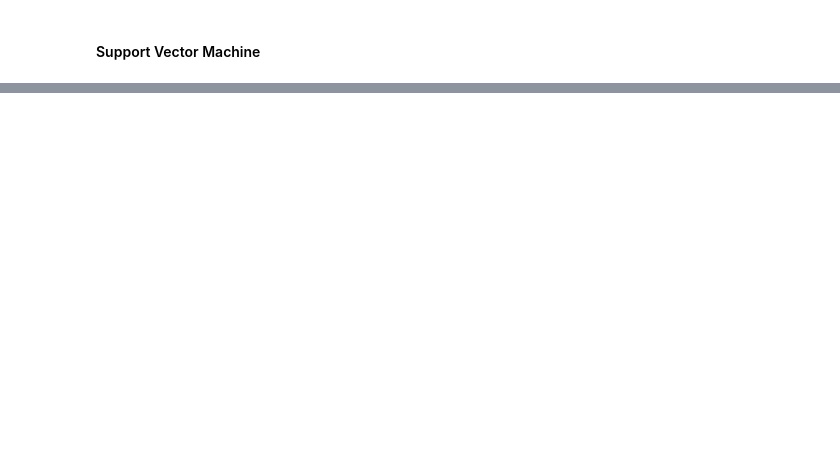
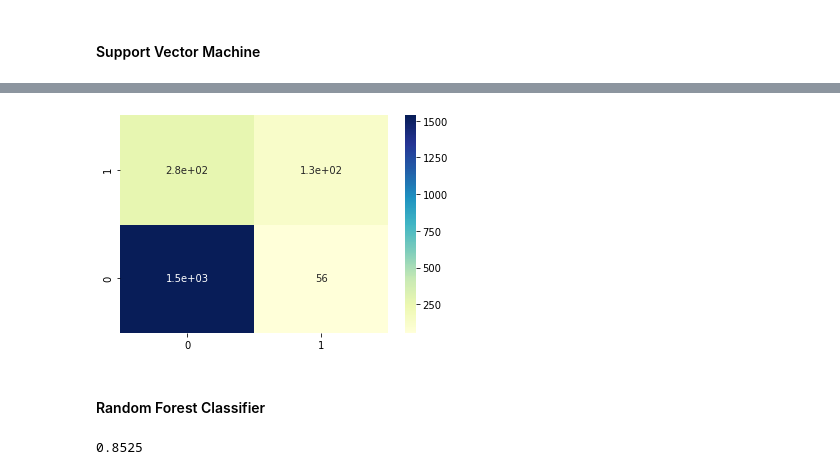
Before and after one commit to ugis22/churn_model, a Jupyter notebook: churn_analysis.ipynb, the cells around one changed output, grey strips where cells are left out. Drawn from its saved outputs; the diff is of its cells as text; code cells hidden in the pictures; blank space fills up the shorter version.

```diff
--- a/churn_analysis.ipynb
+++ b/churn_analysis.ipynb
@@ -600,6 +615,8 @@ LogisticRegression(C=100, class_weight=None, dual=False, fit_intercept=True,
                    warm_start=False)
 # %% [markdown]
 #### Support Vector Machine
+# %%
+best_svm_estimator = SVC(C=100, gamma=0.01, kernel='rbf', probability=True)
 # %%
 best_svm_estimator.fit(X_train, y_train)
 # %% [output]
@@ -702,0 +723,6 @@ smv_scores = get_auc_scores()
+# %%
+get_confusion_matrix(y_test, svm_predict_test)
+# %% [output]
+[figure, added]
+# %% [markdown]
+#### Random Forest Classifier
@@ -702,0 +733,4 @@ smv_scores = get_auc_scores()
+# %%
+accuracy_score(y_train, rf_predict_train)
+# %% [output]
+0.8525
```
Also changed, not shown: parts of 45 cells of this notebook.
